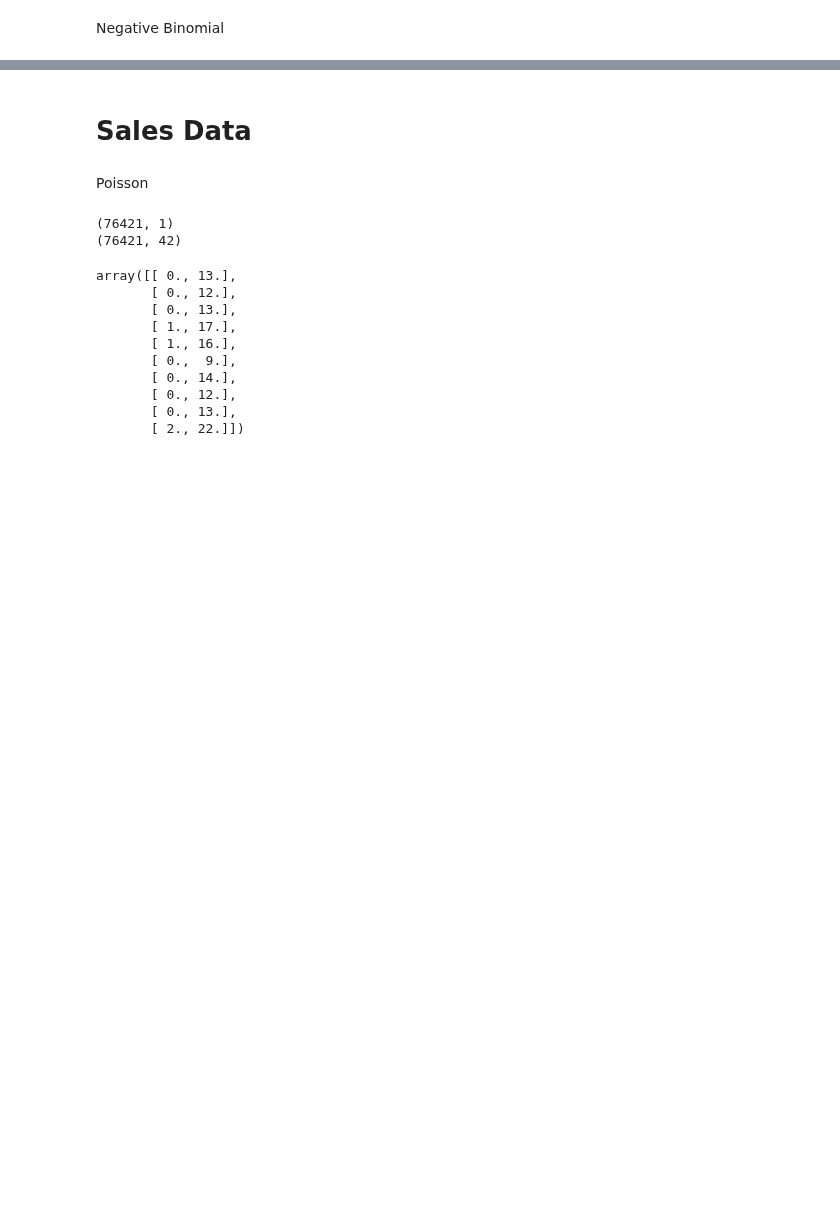
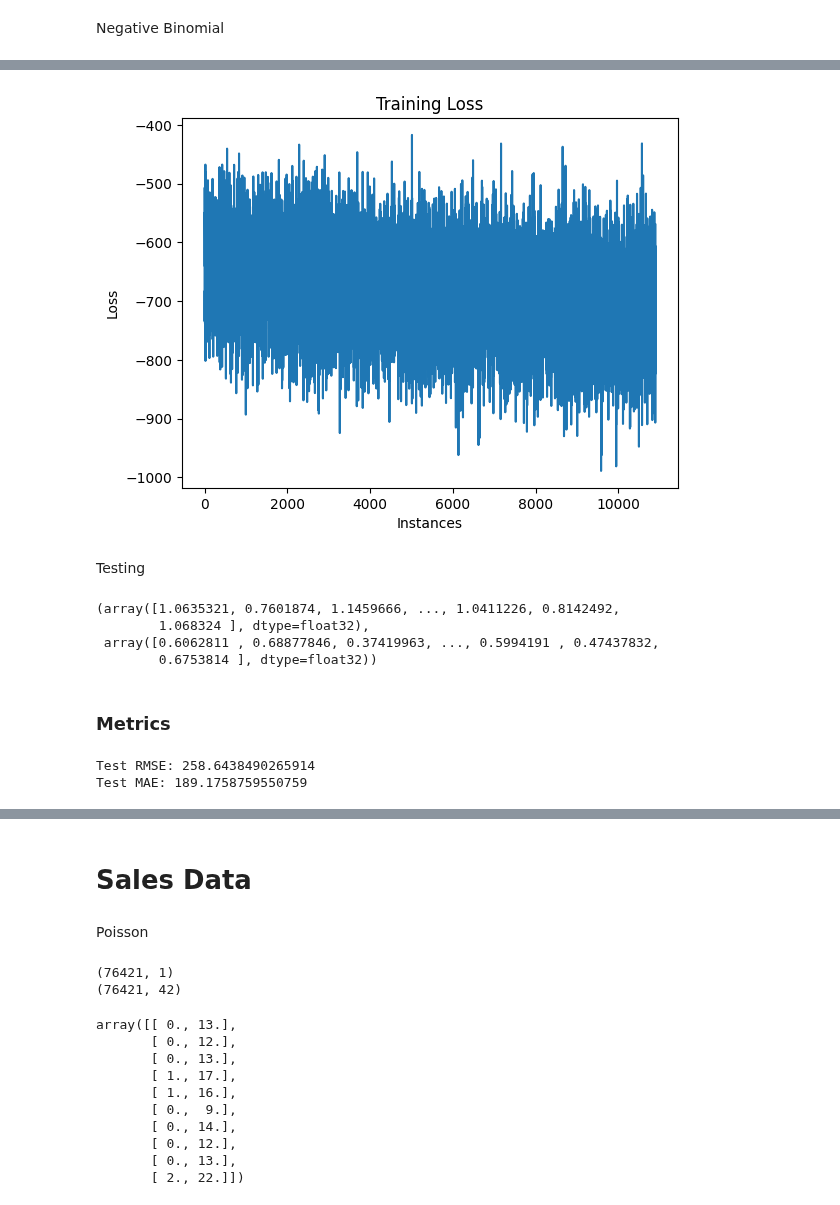
Before and after one commit to porterjenkins/deep_uncertainty, a Jupyter notebook: deep_uncertainty/notebooks/baseline_testing.ipynb, the cells around one changed output, grey strips where cells are left out. Saved outputs shown, nothing was run; the diff lists cells and outputs as text; code cells hidden in the pictures; blank space fills up the shorter version.

Commit message:
NN for Negative Binomial

```diff
--- a/deep_uncertainty/notebooks/baseline_testing.ipynb
+++ b/deep_uncertainty/notebooks/baseline_testing.ipynb
@@ -177,0 +181,27 @@ array([  1.,   8., 110.,  67.,  37.,  17.,   6.,   3.,   8.,  20.])
+# %%
+X_train_tensor = torch.tensor(X_train.values, dtype=torch.float32)
+y_train_tensor = torch.tensor(y_train.values, dtype=torch.float32)
+
+def train(model, optimizer, objective, dataloader, epochs):
+    model.train()
+    losses = []
+    for epoch in range(epochs):
+        for x, target in dataloader:
+            optimizer.zero_grad()
+            y_pred = model(x)
+            loss = objective(y_pred, target)
+            loss.backward()
+            optimizer.step()
+            losses.append(loss.item())
+
+    return losses
+
+model = NB_model(X_train.shape[1])
+optimizer = optim.Adam(model.parameters(), lr=1e-5, weight_decay=1e-5)
+objective = neg_binom_nll
+epochs = 100
+dataset = TensorDataset(X_train_tensor, y_train_tensor)
+batch_size = 128
+dataloader = DataLoader(dataset, batch_size=batch_size, shuffle=True)
+losses = train(model, optimizer, objective, dataloader, epochs)
+print("Train loss: ", np.mean(losses[-1000:]))
@@ -177,0 +210,12 @@ array([  1.,   8., 110.,  67.,  37.,  17.,   6.,   3.,   8.,  20.])
+# %%
+import matplotlib.pyplot as plt
+
+plt.plot(losses)
+plt.xlabel('Instances')
+plt.ylabel('Loss')
+plt.title('Training Loss')
+plt.show()
+# %% [output]
+[figure, added]
+# %% [markdown]
+Testing
@@ -177,0 +233,18 @@ array([  1.,   8., 110.,  67.,  37.,  17.,   6.,   3.,   8.,  20.])
+# %%
+mu, alpha
+# %% [output]
+(array([1.0635321, 0.7601874, 1.1459666, ..., 1.0411226, 0.8142492,
+        1.068324 ], dtype=float32),
+ array([0.6062811 , 0.68877846, 0.37419963, ..., 0.5994191 , 0.47437832,
+        0.6753814 ], dtype=float32))
+# %% [markdown]
+### Metrics
+# %%
+rmse = np.sqrt(mean_squared_error(mu, y_test))
+mae = mean_absolute_error(mu, y_test)
+
+print(f"Test RMSE: {rmse}")
+print(f"Test MAE: {mae}")
+# %% [output]
+Test RMSE: 258.6438490265914
+Test MAE: 189.1758759550759
```
Also changed, not shown: parts of 65 cells of this notebook.
